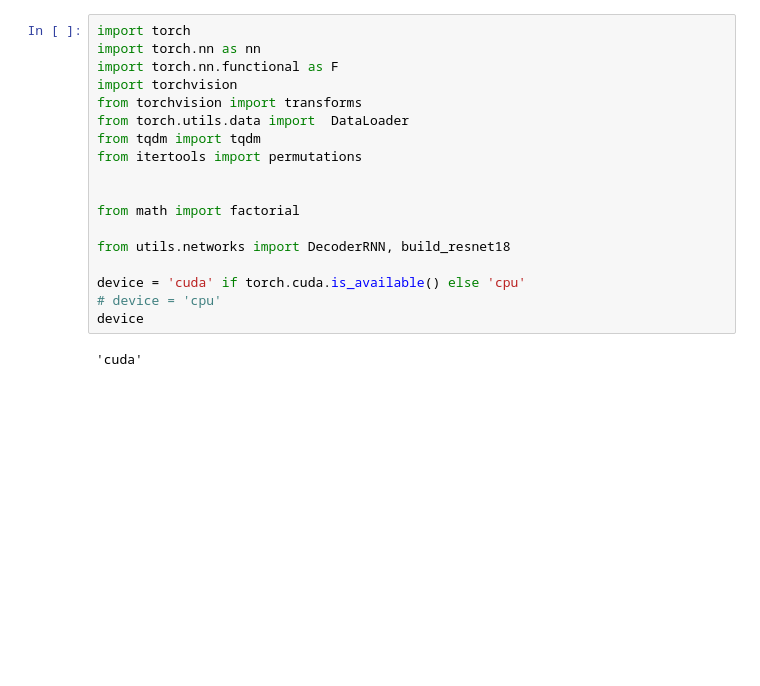
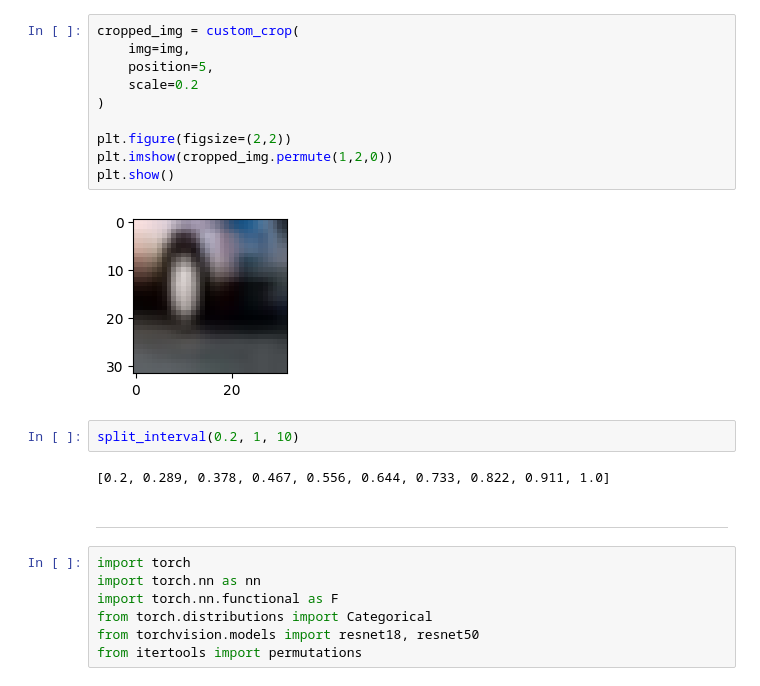
Before and after one commit to TheSun00000/RL_enhanced_SSL, a Jupyter notebook: tmp.ipynb, the cells around one changed output. Drawn from its saved outputs; the diff is of its cells as text; blank space fills up the shorter version.

Commit message:
add all transformation to the model

```diff
--- a/tmp.ipynb
+++ b/tmp.ipynb
@@ -1,20 +93,25 @@
+# %%
+cropped_img = custom_crop(
+    img=img,
+    position=5,
+    scale=0.2
+)
+
+plt.figure(figsize=(2,2))
+plt.imshow(cropped_img.permute(1,2,0))
+plt.show()
+# %% [output]
+[figure, added]
+# %%
+split_interval(0.2, 1, 10)
+# %% [output]
+[0.2, 0.289, 0.378, 0.467, 0.556, 0.644, 0.733, 0.822, 0.911, 1.0]
+# %% [markdown]
+---
 # %%
 import torch
 import torch.nn as nn
 import torch.nn.functional as F
-import torchvision
-from torchvision import transforms
-from torch.utils.data import  DataLoader
-from tqdm import tqdm
+from torch.distributions import Categorical
+from torchvision.models import resnet18, resnet50
 from itertools import permutations
-
-
-from math import factorial
-
-from utils.networks import DecoderRNN, build_resnet18
-
-device = 'cuda' if torch.cuda.is_available() else 'cpu'
-# device = 'cpu'
-device
-# %% [output]
-'cuda'
```
Also changed, not shown: parts of 13 cells of this notebook, 6 other files.
